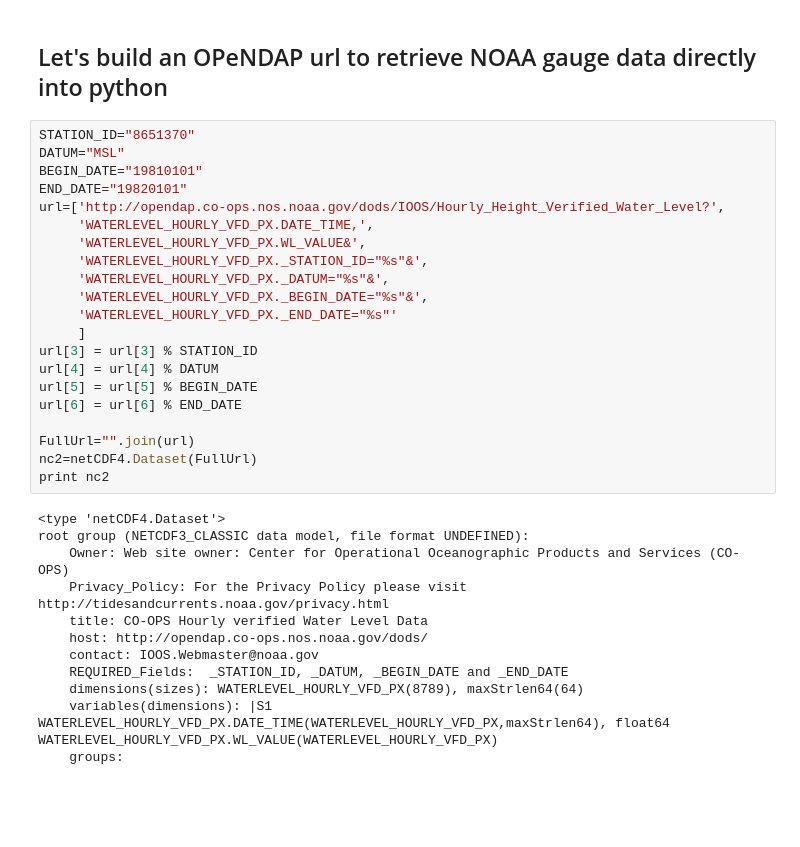
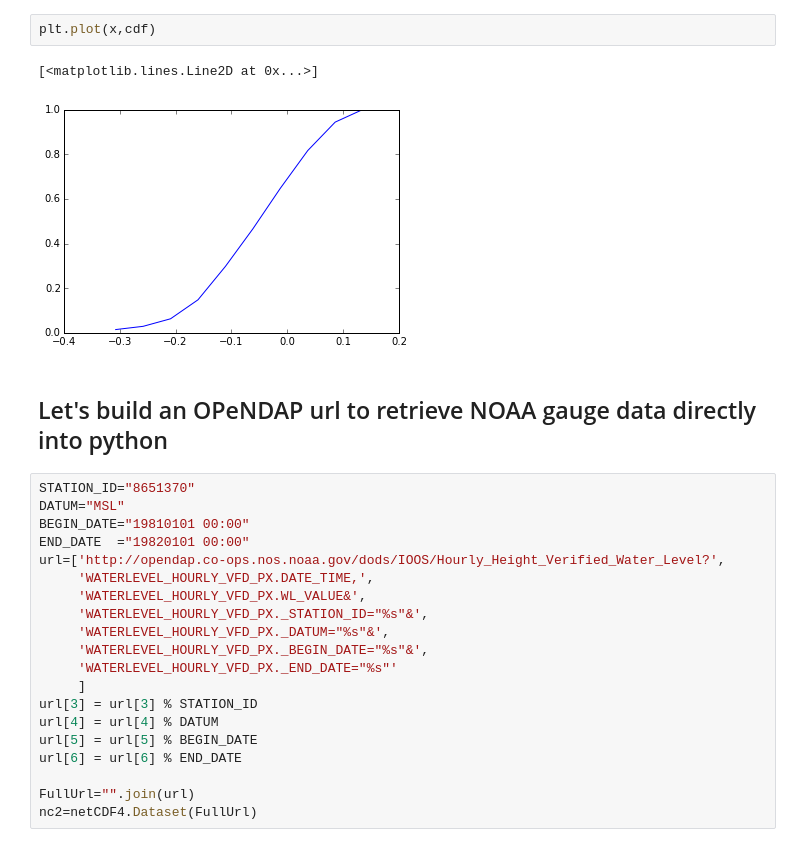
Before and after one commit to BrianOBlanton/NoteBooks, a Jupyter notebook: PlotAdcircFort61.ipynb, the cells around one changed output. Saved outputs shown, nothing was run; the diff lists cells and outputs as text; blank space fills up the shorter version.

```diff
--- a/PlotAdcircFort61.ipynb
+++ b/PlotAdcircFort61.ipynb
@@ -48,10 +62,15 @@ plt.legend(lstr, fontsize=8)
+# %%
+plt.plot(x,cdf)
+# %% [output]
+[<matplotlib.lines.Line2D at 0x...>]
+[figure, added]
 # %% [markdown]
 ## Let's build an OPeNDAP url to retrieve NOAA gauge data directly into python
 # %%
 STATION_ID="8651370"
 DATUM="MSL"
-BEGIN_DATE="19810101"
-END_DATE="19820101"
+BEGIN_DATE="19810101 00:00"
+END_DATE  ="19820101 00:00"
 url=['http://opendap.co-ops.nos.noaa.gov/dods/IOOS/Hourly_Height_Verified_Water_Level?',
      'WATERLEVEL_HOURLY_VFD_PX.DATE_TIME,',
      'WATERLEVEL_HOURLY_VFD_PX.WL_VALUE&',
@@ -67,19 +86,6 @@ url[6] = url[6] % END_DATE
 
 FullUrl="".join(url)
 nc2=netCDF4.Dataset(FullUrl)
-print nc2
-# %% [output]
-<type 'netCDF4.Dataset'>
-root group (NETCDF3_CLASSIC data model, file format UNDEFINED):
-    Owner: Web site owner: Center for Operational Oceanographic Products and Services (CO-OPS)
-    Privacy_Policy: For the Privacy Policy please visit http://tidesandcurrents.noaa.gov/privacy.html
-    title: CO-OPS Hourly verified Water Level Data
-    host: http://opendap.co-ops.nos.noaa.gov/dods/
-    contact: IOOS.Webmaster@noaa.gov
-    REQUIRED_Fields:  _STATION_ID, _DATUM, _BEGIN_DATE and _END_DATE
-    dimensions(sizes): WATERLEVEL_HOURLY_VFD_PX(8789), maxStrlen64(64)
-    variables(dimensions): |S1 WATERLEVEL_HOURLY_VFD_PX.DATE_TIME(WATERLEVEL_HOURLY_VFD_PX,maxStrlen64), float64 WATERLEVEL_HOURLY_VFD_PX.WL_VALUE(WATERLEVEL_HOURLY_VFD_PX)
-    groups:
 # %%
 print nc2.variables.keys()
 wl=nc2.variables['WATERLEVEL_HOURLY_VFD_PX.WL_VALUE']
```
Also changed, not shown: parts of 16 cells of this notebook, 2 other files.
